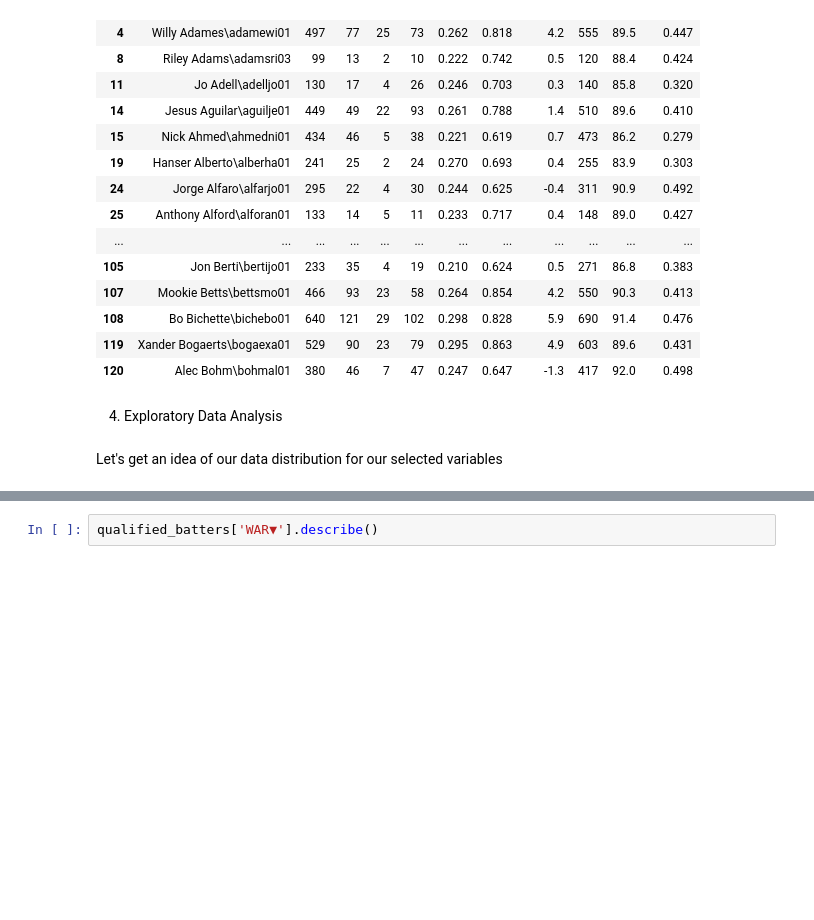
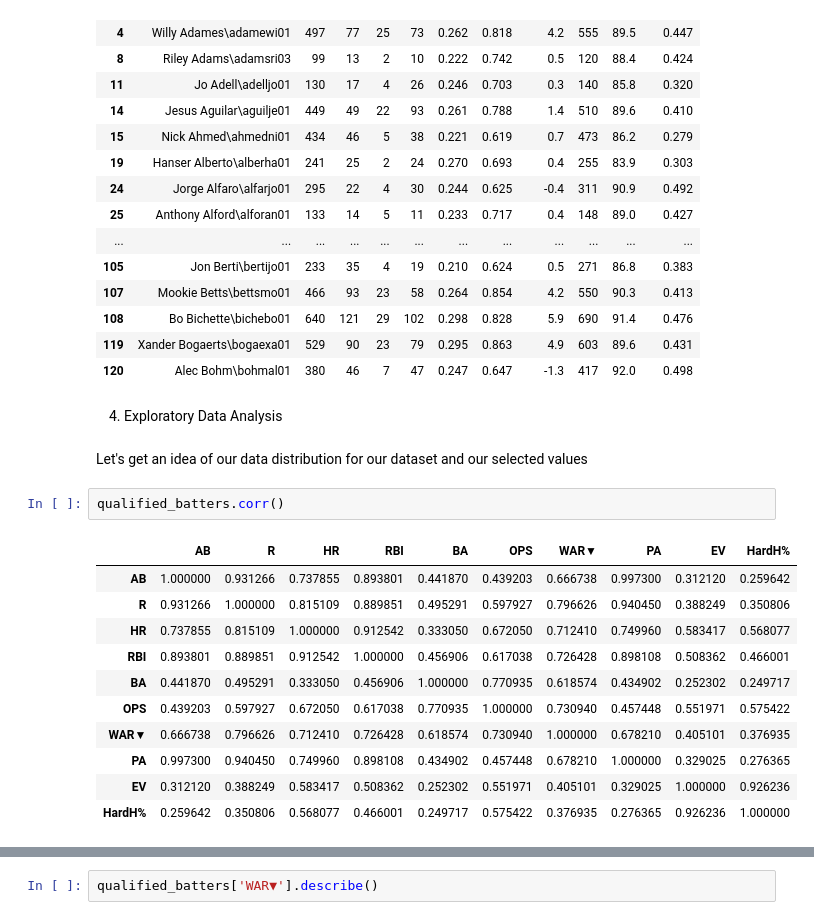
Before and after one commit to nrossidb/MLB-hard-hits-to-player-value, a Jupyter notebook: code_and_data/01_cleaning_and_eda.ipynb, the cells around one changed output, grey strips where cells are left out. Saved outputs shown, nothing was run; the diff lists cells and outputs as text; blank space fills up the shorter version.

```diff
--- a/code_and_data/01_cleaning_and_eda.ipynb
+++ b/code_and_data/01_cleaning_and_eda.ipynb
@@ -223,4 +225,18 @@ qualified_batters.head(30)
 # %% [markdown]
 4. Exploratory Data Analysis
 # %% [markdown]
-Let's get an idea of our data distribution for our selected variables
+Let's get an idea of our data distribution for our dataset and our selected values
+# %%
+qualified_batters.corr()
+# %% [output]
+|  | AB | R | HR | RBI | BA | OPS | WAR▼ | PA | EV | HardH% |
+| AB | 1.000000 | 0.931266 | 0.737855 | 0.893801 | 0.441870 | 0.439203 | 0.666738 | 0.997300 | 0.312120 | 0.259642 |
+| R | 0.931266 | 1.000000 | 0.815109 | 0.889851 | 0.495291 | 0.597927 | 0.796626 | 0.940450 | 0.388249 | 0.350806 |
+| HR | 0.737855 | 0.815109 | 1.000000 | 0.912542 | 0.333050 | 0.672050 | 0.712410 | 0.749960 | 0.583417 | 0.568077 |
+| RBI | 0.893801 | 0.889851 | 0.912542 | 1.000000 | 0.456906 | 0.617038 | 0.726428 | 0.898108 | 0.508362 | 0.466001 |
+| BA | 0.441870 | 0.495291 | 0.333050 | 0.456906 | 1.000000 | 0.770935 | 0.618574 | 0.434902 | 0.252302 | 0.249717 |
+| OPS | 0.439203 | 0.597927 | 0.672050 | 0.617038 | 0.770935 | 1.000000 | 0.730940 | 0.457448 | 0.551971 | 0.575422 |
+| WAR▼ | 0.666738 | 0.796626 | 0.712410 | 0.726428 | 0.618574 | 0.730940 | 1.000000 | 0.678210 | 0.405101 | 0.376935 |
+| PA | 0.997300 | 0.940450 | 0.749960 | 0.898108 | 0.434902 | 0.457448 | 0.678210 | 1.000000 | 0.329025 | 0.276365 |
+| EV | 0.312120 | 0.388249 | 0.583417 | 0.508362 | 0.252302 | 0.551971 | 0.405101 | 0.329025 | 1.000000 | 0.926236 |
+| HardH% | 0.259642 | 0.350806 | 0.568077 | 0.466001 | 0.249717 | 0.575422 | 0.376935 | 0.276365 | 0.926236 | 1.000000 |
```
Also changed, not shown: parts of 10 cells of this notebook, 1 other file.
